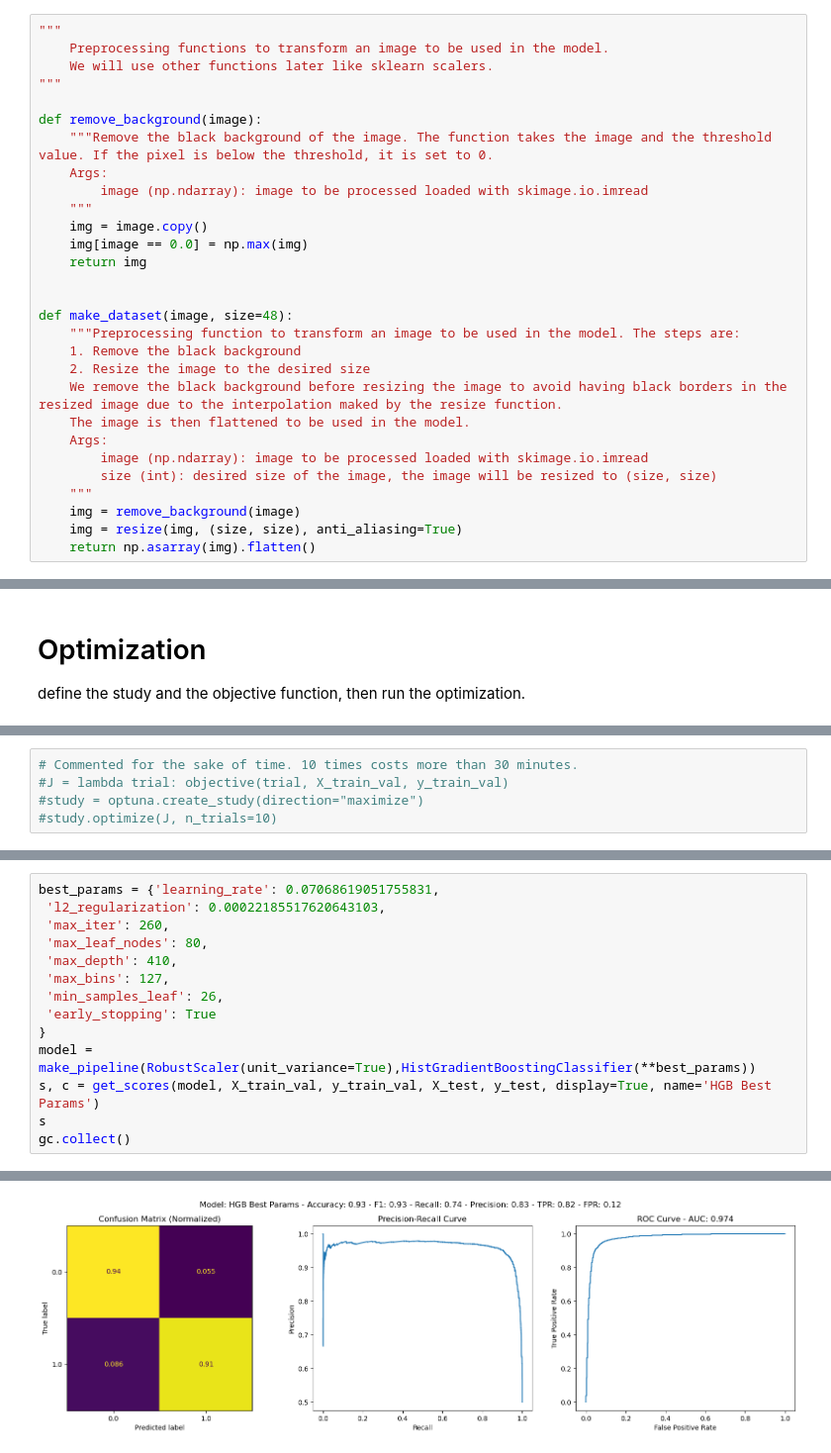
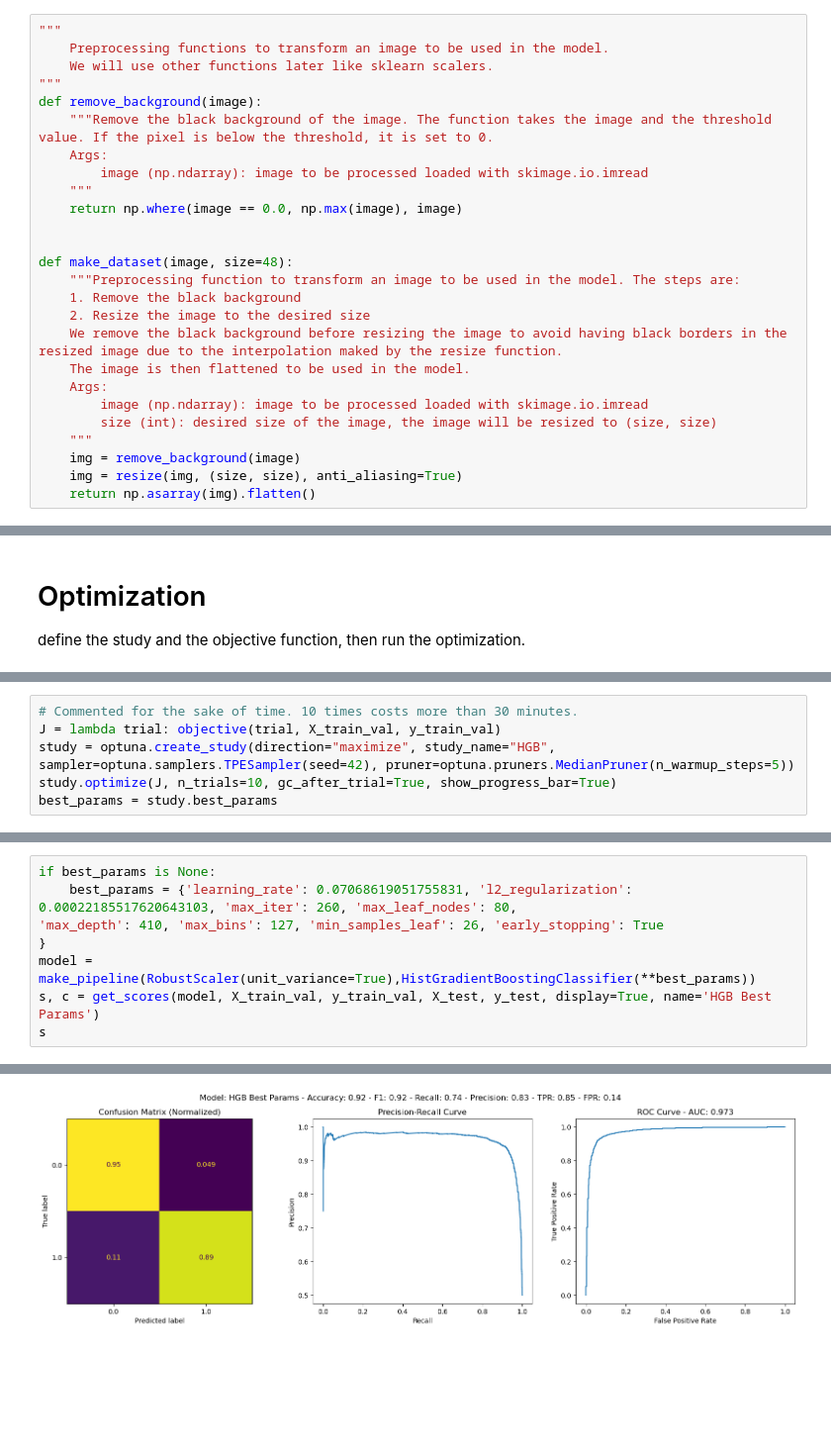
Before and after one commit to effibot/ML_2122_Project, a Jupyter notebook: notebooks/classification_notebook.ipynb, the cells around one changed output, grey strips where cells are left out. Shown at 99% size. Saved outputs shown, nothing was run; the diff lists cells and outputs as text; blank space fills up the shorter version.

```diff
--- a/notebooks/classification_notebook.ipynb
+++ b/notebooks/classification_notebook.ipynb
@@ -121,15 +128,12 @@ We are going to preprocess the images in order to make them more suitable for th
     Preprocessing functions to transform an image to be used in the model.
     We will use other functions later like sklearn scalers.
 """
-
 def remove_background(image):
     """Remove the black background of the image. The function takes the image and the threshold value. If the pixel is below the threshold, it is set to 0.
     Args:
         image (np.ndarray): image to be processed loaded with skimage.io.imread
     """
-    img = image.copy()
-    img[image == 0.0] = np.max(img)
-    return img
+    return np.where(image == 0.0, np.max(image), image)
 
 
 def make_dataset(image, size=48):
@@ -631,5 +661,6 @@ def objective(trial, X, y):
 # %%
 # Commented for the sake of time. 10 times costs more than 30 minutes.
-#J = lambda trial: objective(trial, X_train_val, y_train_val)
-#study = optuna.create_study(direction="maximize")
-#study.optimize(J, n_trials=10)
+J = lambda trial: objective(trial, X_train_val, y_train_val)
+study = optuna.create_study(direction="maximize", study_name="HGB", sampler=optuna.samplers.TPESampler(seed=42), pruner=optuna.pruners.MedianPruner(n_warmup_steps=5))
+study.optimize(J, n_trials=10, gc_after_trial=True, show_progress_bar=True)
+best_params = study.best_params
@@ -654,18 +697,12 @@ Best param obtained with 10 trials and plot of the optimization history. We can
 
 ![](../results/opt_history.png) ![](../results/param_importance.png)
 # %%
-best_params = {'learning_rate': 0.07068619051755831,
- 'l2_regularization': 0.00022185517620643103,
- 'max_iter': 260,
- 'max_leaf_nodes': 80,
- 'max_depth': 410,
- 'max_bins': 127,
- 'min_samples_leaf': 26,
- 'early_stopping': True
+if best_params is None:
+    best_params = {'learning_rate': 0.07068619051755831, 'l2_regularization': 0.00022185517620643103, 'max_iter': 260, 'max_leaf_nodes': 80,
+'max_depth': 410, 'max_bins': 127, 'min_samples_leaf': 26, 'early_stopping': True
 }
 model = make_pipeline(RobustScaler(unit_variance=True),HistGradientBoostingClassifier(**best_params))
 s, c = get_scores(model, X_train_val, y_train_val, X_test, y_test, display=True, name='HGB Best Params')
 s
-gc.collect()
 # %% [output]
 |  | precision | recall | f1-score | support | AUC |
@@ -678 +715 @@ gc.collect()
-[figure, old version]
+[figure, new version]
```
Also changed, not shown: parts of 31 cells of this notebook, 1 other file.
